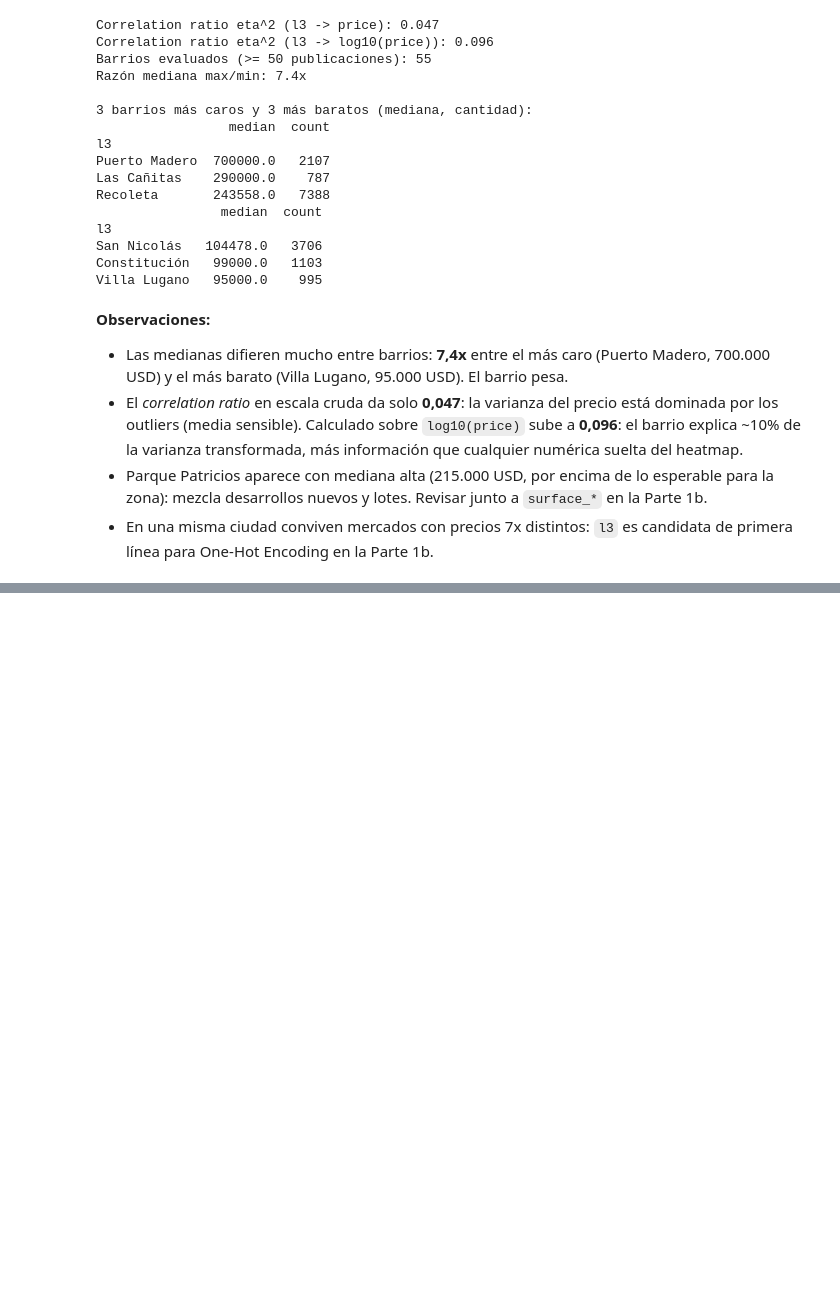
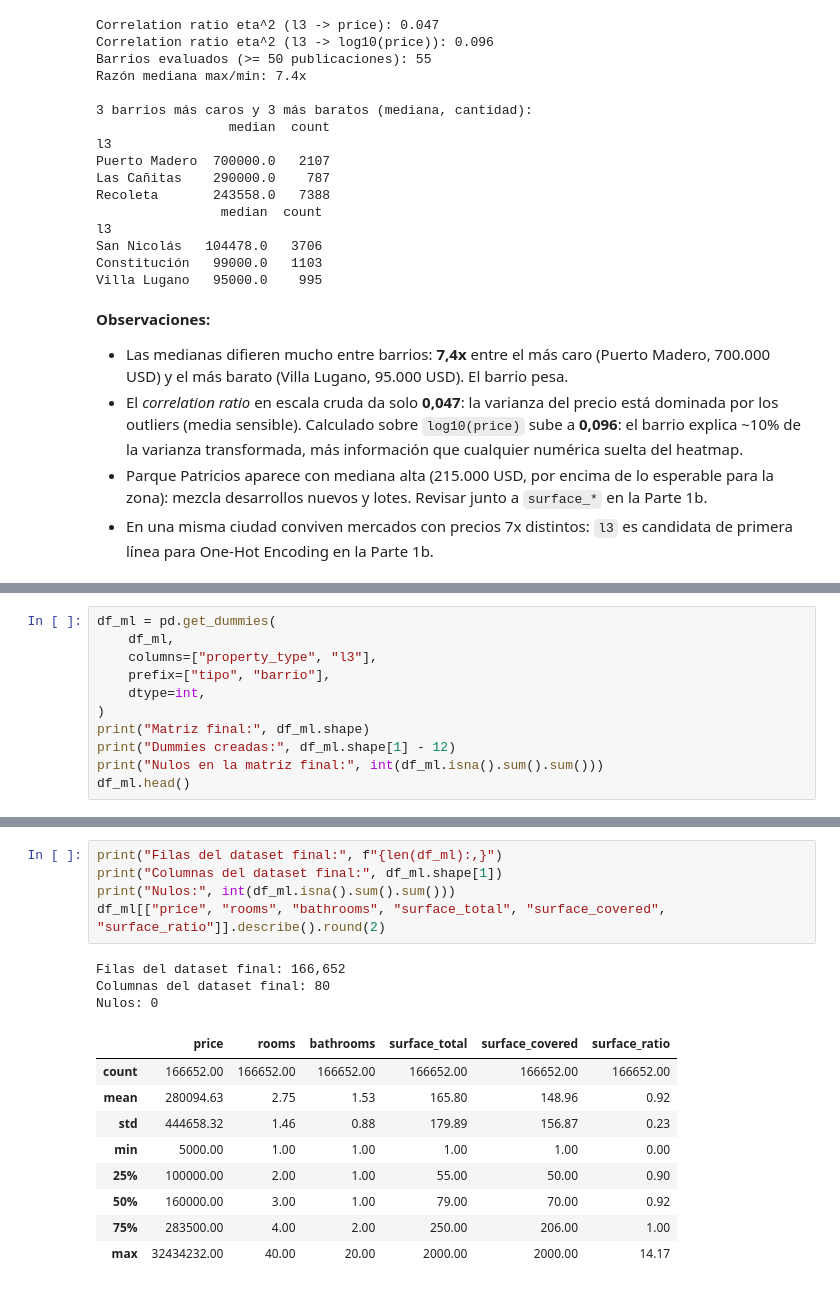
Before and after one commit to andyranitzsch/itba-machine-learning-course, a Jupyter notebook: TP_MLE.ipynb, the cells around one changed output, grey strips where cells are left out. Saved outputs shown, nothing was run; the diff lists cells and outputs as text; blank space fills up the shorter version.

```diff
--- a/TP_MLE.ipynb
+++ b/TP_MLE.ipynb
@@ -468,0 +658,11 @@ Villa Lugano   95000.0    995
+# %%
+df_ml = pd.get_dummies(
+    df_ml,
+    columns=["property_type", "l3"],
+    prefix=["tipo", "barrio"],
+    dtype=int,
+)
+print("Matriz final:", df_ml.shape)
+print("Dummies creadas:", df_ml.shape[1] - 12)
+print("Nulos en la matriz final:", int(df_ml.isna().sum().sum()))
+df_ml.head()
@@ -468,0 +689,18 @@ Villa Lugano   95000.0    995
+# %%
+print("Filas del dataset final:", f"{len(df_ml):,}")
+print("Columnas del dataset final:", df_ml.shape[1])
+print("Nulos:", int(df_ml.isna().sum().sum()))
+df_ml[["price", "rooms", "bathrooms", "surface_total", "surface_covered", "surface_ratio"]].describe().round(2)
+# %% [output]
+Filas del dataset final: 166,652
+Columnas del dataset final: 80
+Nulos: 0
+|  | price | rooms | bathrooms | surface_total | surface_covered | surface_ratio |
+| count | 166652.00 | 166652.00 | 166652.00 | 166652.00 | 166652.00 | 166652.00 |
+| mean | 280094.63 | 2.75 | 1.53 | 165.80 | 148.96 | 0.92 |
+| std | 444658.32 | 1.46 | 0.88 | 179.89 | 156.87 | 0.23 |
+| min | 5000.00 | 1.00 | 1.00 | 1.00 | 1.00 | 0.00 |
+| 25% | 100000.00 | 2.00 | 1.00 | 55.00 | 50.00 | 0.90 |
+| 50% | 160000.00 | 3.00 | 1.00 | 79.00 | 70.00 | 0.92 |
+| 75% | 283500.00 | 4.00 | 2.00 | 250.00 | 206.00 | 1.00 |
+| max | 32434232.00 | 40.00 | 20.00 | 2000.00 | 2000.00 | 14.17 |
```
Also changed, not shown: parts of 15 cells of this notebook, 2 other files.
